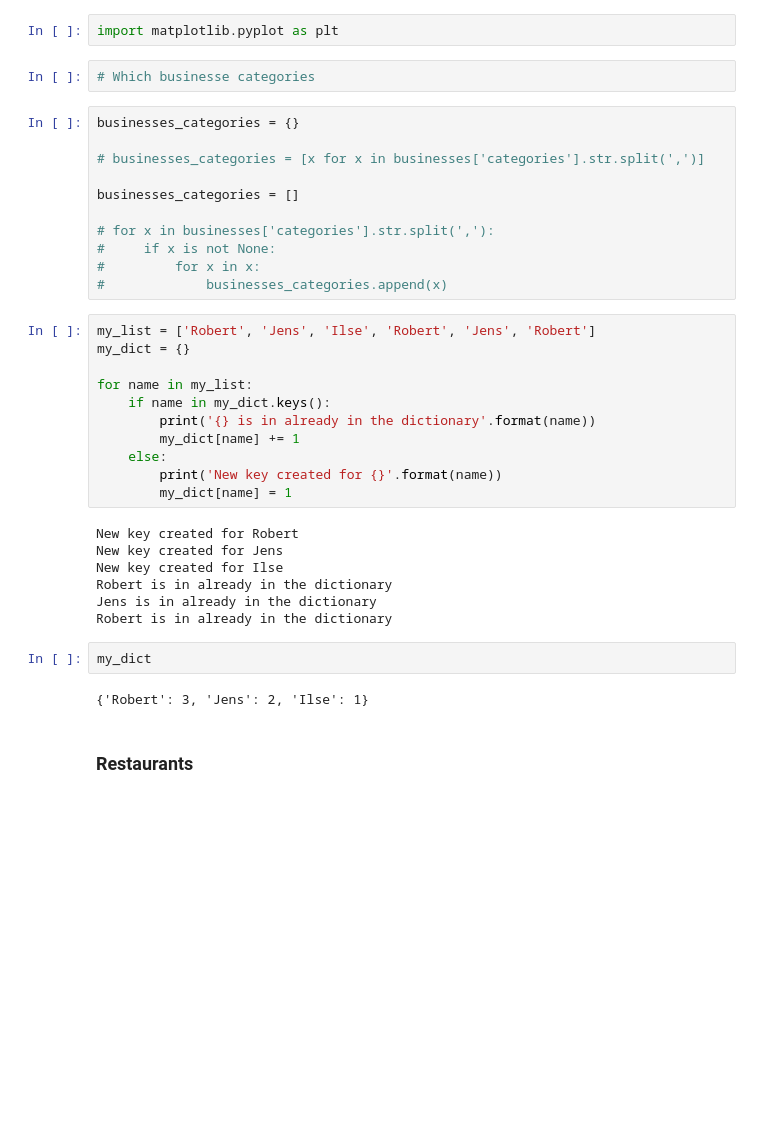
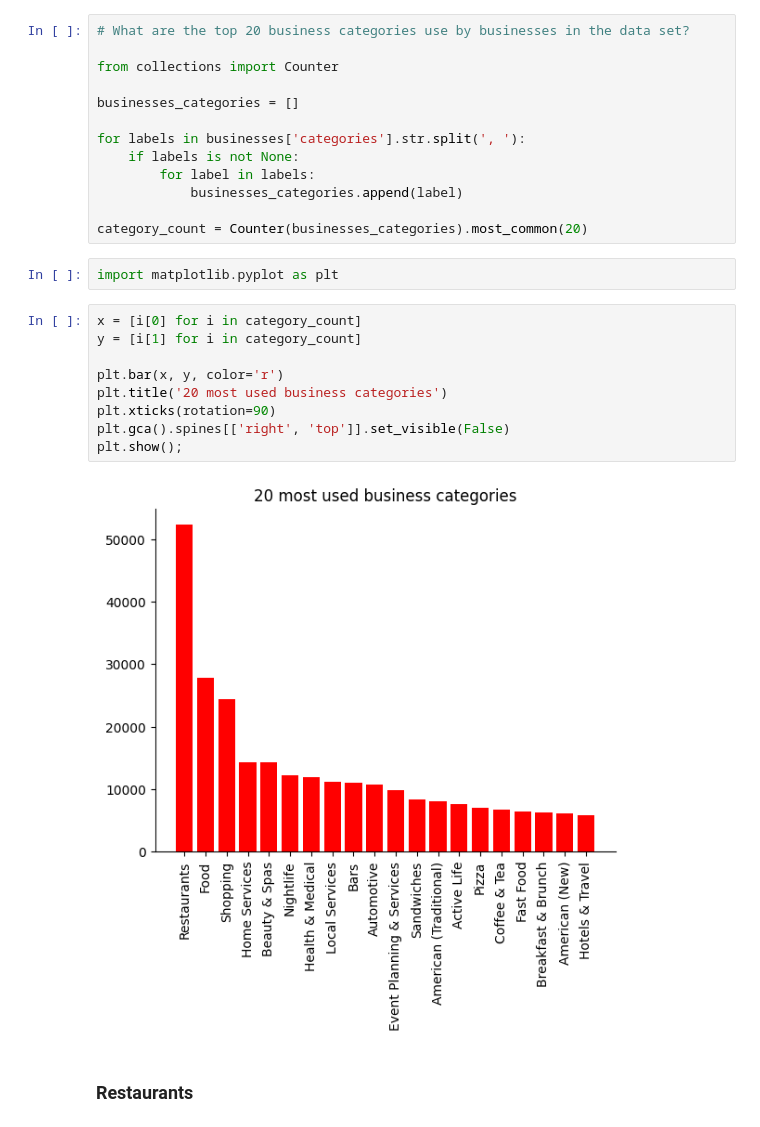
Before and after one commit to raska0010/yelp-customer-reviews, a Jupyter notebook: data_cleaning.ipynb, the cells around one changed output. Saved outputs shown, nothing was run; the diff lists cells and outputs as text; blank space fills up the shorter version.

Commit message:
Continue data exploration

```diff
--- a/data_cleaning.ipynb
+++ b/data_cleaning.ipynb
@@ -135,43 +132,32 @@ businesses['parking'] = businesses[['garage', 'street', 'validated', 'lot', 'val
 businesses.drop(['garage', 'street','validated','lot','valet'], axis=1, inplace=True)
 # %% [markdown]
 ### Exploring the data
+# %%
+# What are the top 20 business categories use by businesses in the data set?
+
+from collections import Counter
+
+businesses_categories = []
+
+for labels in businesses['categories'].str.split(', '):
+    if labels is not None:
+        for label in labels:
+            businesses_categories.append(label)
+
+category_count = Counter(businesses_categories).most_common(20)
 # %%
 import matplotlib.pyplot as plt
-# %%
-# Which businesse categories
-# %%
-businesses_categories = {}
-
-# businesses_categories = [x for x in businesses['categories'].str.split(',')]
-
-businesses_categories = []
-
-# for x in businesses['categories'].str.split(','):
-#     if x is not None:
-#         for x in x:
-#             businesses_categories.append(x)
-# %%
-my_list = ['Robert', 'Jens', 'Ilse', 'Robert', 'Jens', 'Robert']
-my_dict = {}
-
-for name in my_list:
-    if name in my_dict.keys():
-        print('{} is in already in the dictionary'.format(name))
-        my_dict[name] += 1
-    else:
-        print('New key created for {}'.format(name))
-        my_dict[name] = 1
-# %% [output]
-New key created for Robert
-New key created for Jens
-New key created for Ilse
-Robert is in already in the dictionary
-Jens is in already in the dictionary
-Robert is in already in the dictionary
-# %%
-my_dict
-# %% [output]
-{'Robert': 3, 'Jens': 2, 'Ilse': 1}
+# %%
+x = [i[0] for i in category_count]
+y = [i[1] for i in category_count]
+
+plt.bar(x, y, color='r')
+plt.title('20 most used business categories')
+plt.xticks(rotation=90)
+plt.gca().spines[['right', 'top']].set_visible(False)
+plt.show();
+# %% [output]
+[figure, added]
 # %% [markdown]
 ### Restaurants
 # %%
```
Also changed, not shown: parts of 8 cells of this notebook.
